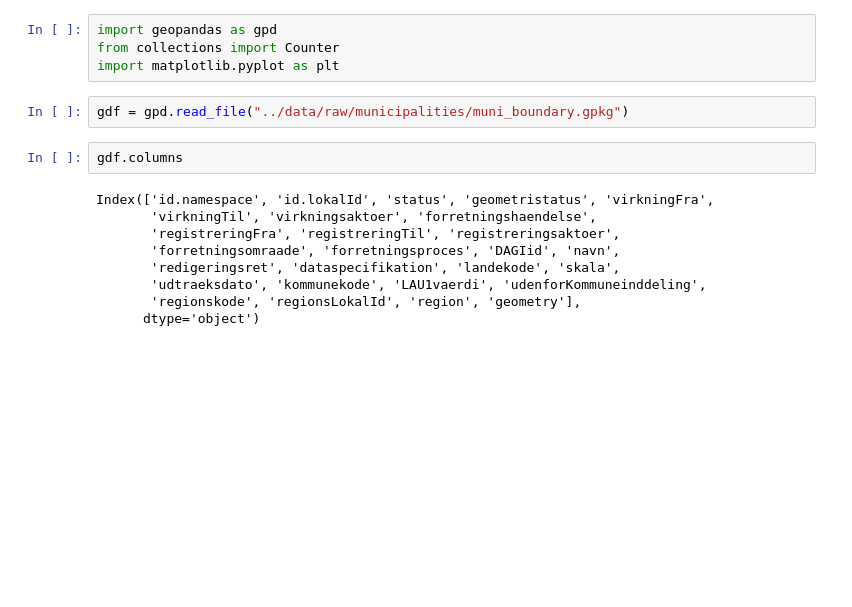
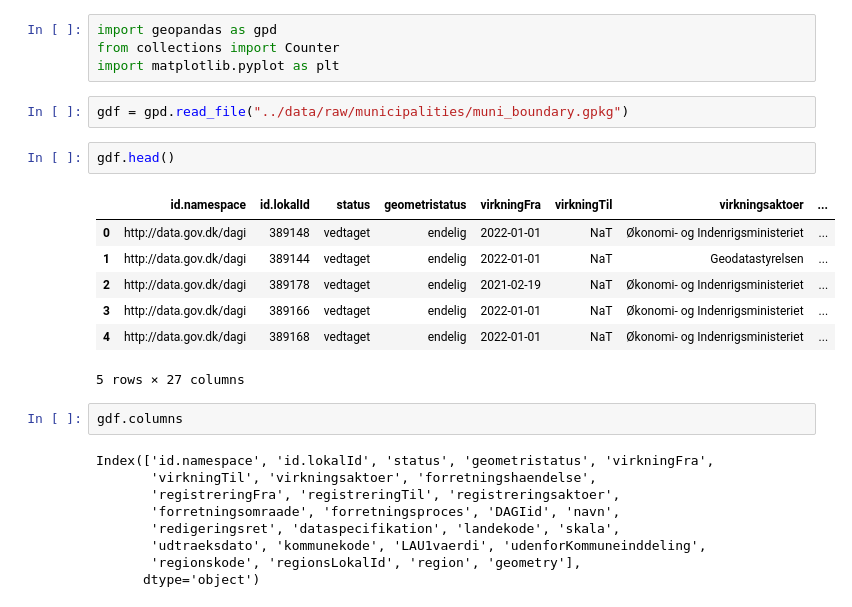
Before and after one commit to anastassiavybornova/knudepunkter, a Jupyter notebook: scripts/00_read_municipalities.ipynb, the cells around one changed output. Drawn from its saved outputs; the diff is of its cells as text; blank space fills up the shorter version.

```diff
--- a/scripts/00_read_municipalities.ipynb
+++ b/scripts/00_read_municipalities.ipynb
@@ -4,6 +4,16 @@ from collections import Counter
 import matplotlib.pyplot as plt
 # %%
 gdf = gpd.read_file("../data/raw/municipalities/muni_boundary.gpkg")
+# %%
+gdf.head()
+# %% [output]
+|  | id.namespace | id.lokalId | status | geometristatus | virkningFra | virkningTil | virkningsaktoer | ... |
+| 0 | http://data.gov.dk/dagi | 389148 | vedtaget | endelig | 2022-01-01 | NaT | Økonomi- og Indenrigsministeriet | ... |
+| 1 | http://data.gov.dk/dagi | 389144 | vedtaget | endelig | 2022-01-01 | NaT | Geodatastyrelsen | ... |
+| 2 | http://data.gov.dk/dagi | 389178 | vedtaget | endelig | 2021-02-19 | NaT | Økonomi- og Indenrigsministeriet | ... |
+| 3 | http://data.gov.dk/dagi | 389166 | vedtaget | endelig | 2022-01-01 | NaT | Økonomi- og Indenrigsministeriet | ... |
+| 4 | http://data.gov.dk/dagi | 389168 | vedtaget | endelig | 2022-01-01 | NaT | Økonomi- og Indenrigsministeriet | ... |
+5 rows × 27 columns
 # %%
 gdf.columns
 # %% [output]
```
